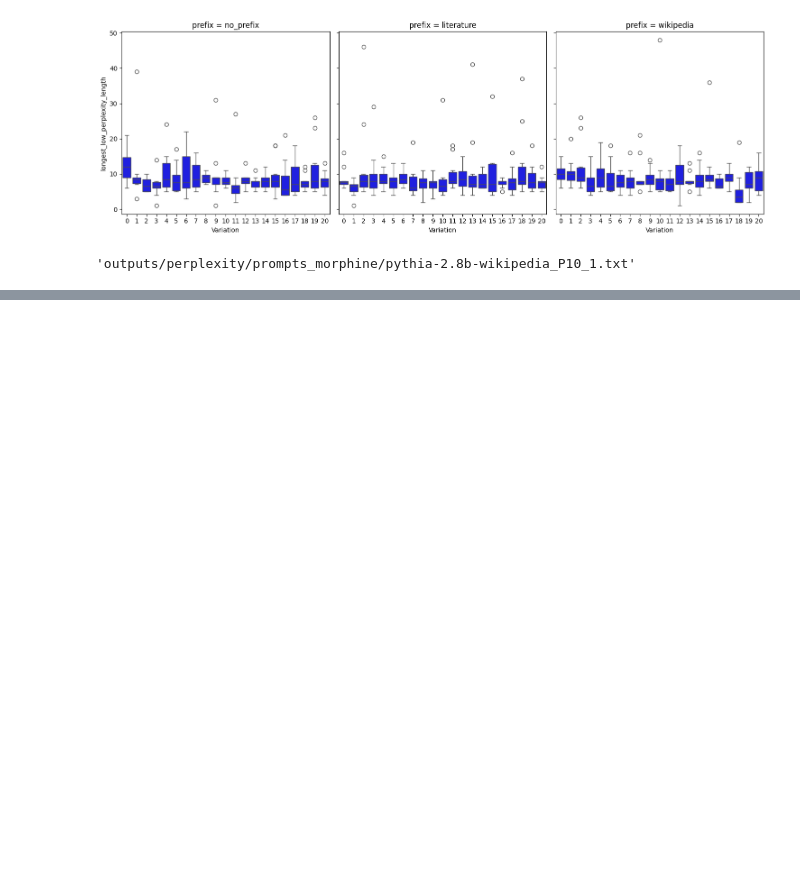
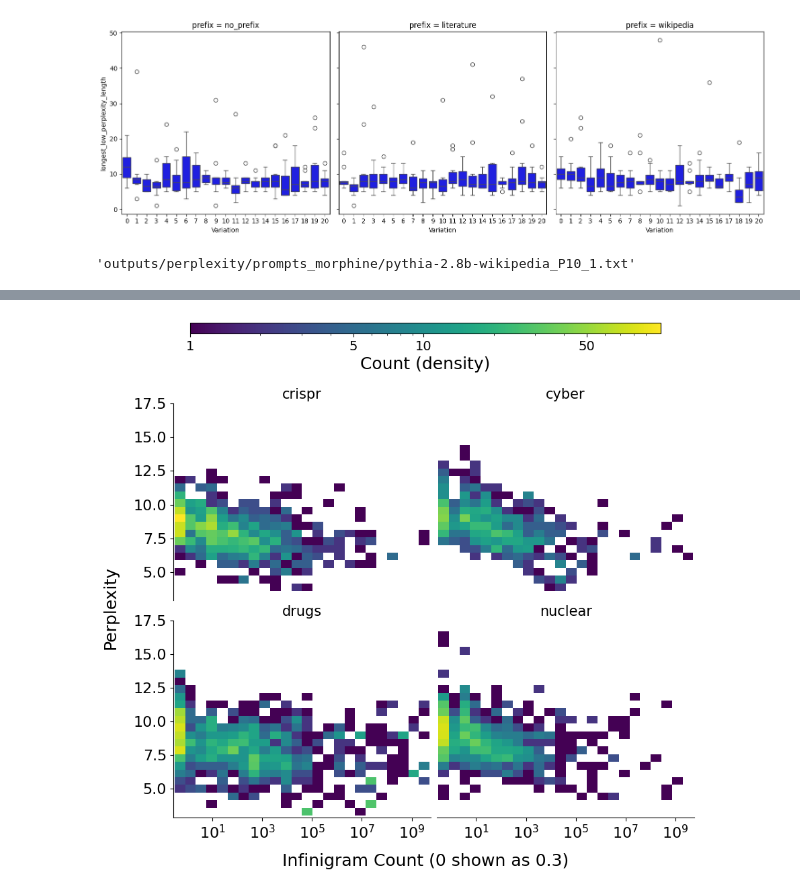
Before and after one commit to Reliable-Information-Lab-HEVS/ACL-2025-Low-perplexity-LLM-generated-sequences, a Jupyter notebook: analysis/variations_perp.ipynb, the cells around one changed output, grey strips where cells are left out. Saved outputs shown, nothing was run; the diff lists cells and outputs as text; code cells hidden in the pictures; blank space fills up the shorter version.

```diff
--- a/analysis/variations_perp.ipynb
+++ b/analysis/variations_perp.ipynb
@@ -277,0 +287,84 @@ TypeError: Series.count() takes 1 positional argument but 2 were given
+# %%
+
+# Get unique datasets
+datasets = df.groupby('dataset')
+n_datasets = len(datasets)
+
+# Determine global min and max for consistent scales
+perp_min = df['perplexity'].min()
+perp_max = df['perplexity'].max()
+inf_min = df['infinigram_count_adj'].min()
+inf_max = df['infinigram_count_adj'].max()
+
+fig = plt.figure(figsize=(10, 8))
+gs = GridSpec(2, 2, figure=fig, wspace=0.025, hspace=0.1)
+
+# Define consistent bins for histograms
+x_bins = np.logspace(np.log10(inf_min), np.log10(max(inf_max, 1000)), 25)
+y_bins = np.linspace(perp_min, perp_max, 25)
+
+# Define consistent colormap and normalization for all plots
+cmap = plt.cm.viridis
+norm = colors.LogNorm()  # Use log normalization for the colormap
+
+# Create all plots
+for i, (dataset_name, dataset_df) in enumerate(datasets):
+    row, col = i // 2, i % 2
+    ax = fig.add_subplot(gs[row, col])
+
+    # ax.set_facecolor(cmap(0))
+
+    # Create 2D histogram
+    h, xedges, yedges, img = ax.hist2d(
+        dataset_df['infinigram_count_adj'],
+        dataset_df['perplexity'],
+        bins=[x_bins, y_bins],
+        cmap=cmap,
+        norm=norm,
+        cmin=.1
+    )
+
+    # Configure axis scales
+    ax.set_xscale('log')
+
+    # Set consistent axis limits
+    ax.set_xlim(inf_min * 0.9, inf_max * 1.1)
+    ax.set_ylim(perp_min * 0.95, perp_max * 1.05)
+
+    # Make only bottom x-axis and left y-axis visible
+    ax.spines['top'].set_visible(False)
+    ax.spines['right'].set_visible(False)
+
+    if row == 0:
+        ax.spines['bottom'].set_visible(False)
+        ax.xaxis.set_ticks([])
+    if col == 1:
+        ax.spines['left'].set_visible(False)
+        ax.yaxis.set_ticks([])
+
+    # Set axis label font sizes
+    ax.tick_params(axis='x', labelsize=16)
+    ax.tick_params(axis='y', labelsize=16)
+
+    # Add subtle title with dataset name
+    ax.set_title(dataset_name, fontsize=15, color='black', pad=5)
+
+# Add a colorbar at the top that applies to all subplots
+cbar_ax = fig.add_axes([0.15, 1.01, 0.7, 0.02])  # [left, bottom, width, height]
+cbar = fig.colorbar(img, cax=cbar_ax, orientation='horizontal')
+cbar.set_label('Count (density)', fontsize=18)
+cbar.set_ticks([1, 5, 10, 50])
+cbar.set_ticklabels(['1', '5', '10', '50'])
+
+# Add centered x-axis label for both columns
+fig.text(0.5, 0.02, 'Infinigram Count (0 shown as 0.3)', ha='center', fontsize=18)
+
+# Add centered y-axis label for both rows
+fig.text(0.02, 0.5, 'Perplexity', va='center', rotation='vertical', fontsize=18)
+
+# Adjust layout for better spacing
+plt.tight_layout(rect=[0.05, 0.05, 1, 0.9])  # [left, bottom, right, top]
+
+plt.savefig('../images/scatter_subplots.png', dpi=300, bbox_inches='tight')
+plt.show()
+# %% [output]
@@ -277,0 +372 @@ TypeError: Series.count() takes 1 positional argument but 2 were given
+[figure, added]
```
Also changed, not shown: parts of 21 cells of this notebook, 5 other files.
